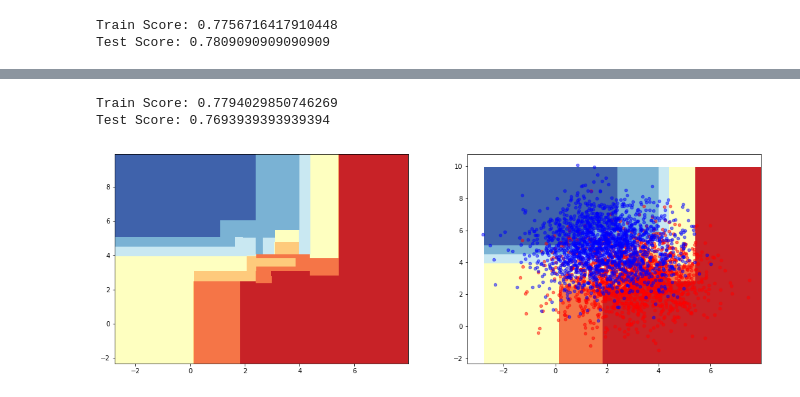
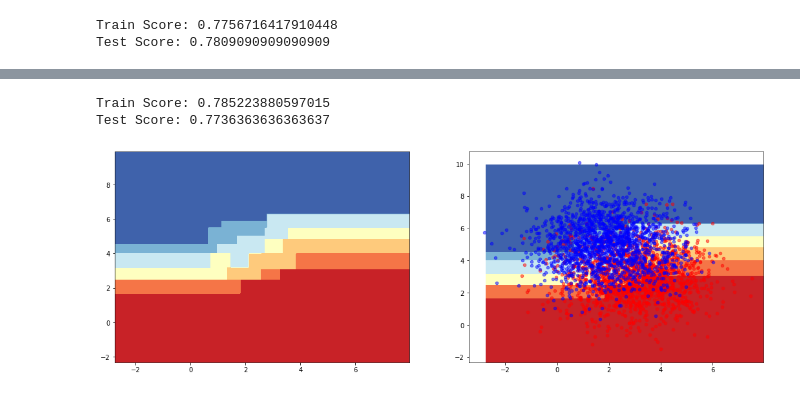
Before and after one commit to ITBA-Curso-Deep-Learning-2021-2022/Arboles-de-decision, a Jupyter notebook: 1 - Decision Trees.ipynb, the cells around one changed output, grey strips where cells are left out. Saved outputs shown, nothing was run; the diff lists cells and outputs as text; code cells hidden in the pictures.

Commit message:
Modificar '1 - Decision Trees' con mis anotaciones

```diff
--- a/1 - Decision Trees.ipynb
+++ b/1 - Decision Trees.ipynb
@@ -269,14 +302,23 @@ Esta es la signature de la función: random.multivariate_normal(mean, cov, size=
 Acá debajo N0, N1 es el número de muestras
 mu0, mu1 son las medias
 s un valor de covarianza a partir del cual construye una matriz
-
+Lo que hacen es construir dos Gaussianas multivariadas, cada una con dos variables (features)
+Cada una de estas multivariadas es para una de las clases
+Una vez generadas, las stackean verticalmente para ue queden combinadas
+Entonces tengo una multivariada diferente para cada una de las dos clases
+Fijate que a las dos clases le ponen la misma matriz de covarianza, ésa es la condición de aplicabñididad de LDA
+Además, por cómo generaron la matriz, Naive Bayes funcionaría bien acá, la matriz de covarianzas, no sólo es la
+misma para las dos clases, sino que es diagonal
+Fijate que el array de clases, y es un vector transpuesto (es decir, una fila larga que está construida con un hstack)
 '''
 def generate_gaussians(N0,N1,mu0,mu1,s):
     # N1: Cantidad de personas
     sigma=[[s,0],[0,s]]
     np.random.seed(231)
     X=np.vstack([np.random.multivariate_normal(mu0, sigma,N0),np.random.multivariate_normal(mu1, sigma,N1)])
-    y=np.hstack([np.zeros(N0),np.ones(N1)])
+    #Modifiqué esta línea para que traiga enteros, no quiero floats en las clases. Dejo la original comentada
+    #y=np.hstack([np.zeros(N0),np.ones(N1)])
+    y=np.hstack([np.zeros(N0, dtype=np.int8),np.ones(N1, dtype=np.int8)])
     X_train, X_test, y_train, y_test = train_test_split(X, y, test_size=0.33, random_state=42,shuffle=True)
     return X_train, X_test, y_train, y_test
 # %%
@@ -457,0 +446,9 @@ clf.best_params_
+# %%
+# MV: Esta celda no estaba en el notebook original. La armo porque en el armado de los datos usó las condiciones
+# que mejor se adaptan a LDA. Esto se evidencia en el hecho de que el resultado con LDA es idéntico al de QDA
+
+from sklearn.discriminant_analysis import LinearDiscriminantAnalysis
+clf_LDA = LinearDiscriminantAnalysis()
+clf_LDA.fit(X_train, y_train)
+print("Train Score: {}".format(clf_LDA.score(X_train,y_train)))
+print("Test Score: {}".format(clf_LDA.score(X_test,y_test)))
@@ -462,16 +655,32 @@ clf.best_estimator_.score(X_test,y_test)
 # %%
+# MV Esto se puede escribir mejor del modo mostrado debajo
+
+'''
+MV Así lo escribieron originalmente:
 gen_tree(X_train, y_train, X_test, y_test,
              criterion="gini",
              splitter="best",
              max_depth=20,
              min_samples_split=4,
              min_samples_leaf=8,
              min_weight_fraction_leaf=0.02,
              max_features=1,
              max_leaf_nodes=100,
              min_impurity_decrease=0.,
              plot_tree=False)
+'''
+gen_tree(X_train, y_train, X_test, y_test,
+             criterion=clf.best_params_["criterion"],
+             splitter=clf.best_params_["splitter"],
+             max_depth=clf.best_params_["max_depth"],
+             min_samples_split=clf.best_params_["min_samples_split"],
+             min_samples_leaf=clf.best_params_["min_samples_leaf"],
+             min_weight_fraction_leaf=clf.best_params_["min_weight_fraction_leaf"],
+             max_features=clf.best_params_["max_features"],
+             max_leaf_nodes=clf.best_params_["max_leaf_nodes"],
+             min_impurity_decrease=clf.best_params_["min_impurity_decrease"],
+             plot_tree=False)
 # %% [output]
-Train Score: 0.7794029850746269
-Test Score: 0.7693939393939394
+Train Score: 0.785223880597015
+Test Score: 0.7736363636363637
-[figure, old version]
+[figure, new version]
```
Also changed, not shown: parts of 21 cells of this notebook.
